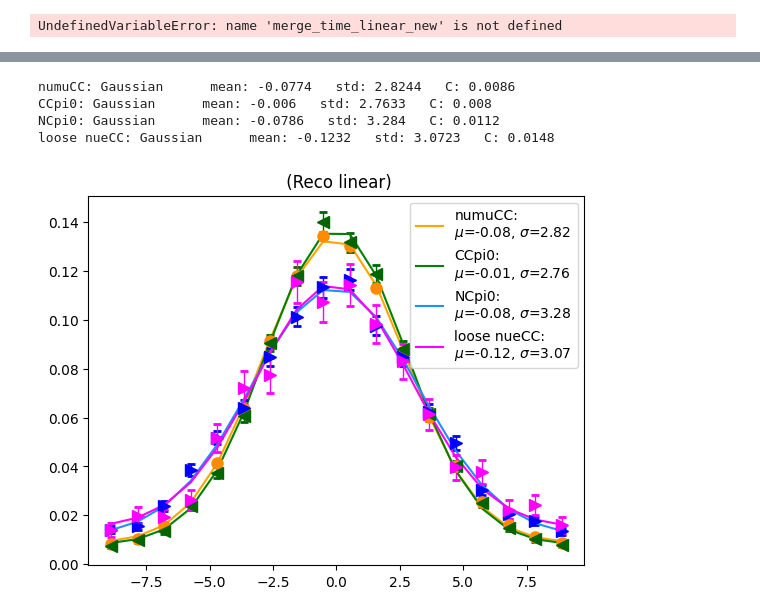
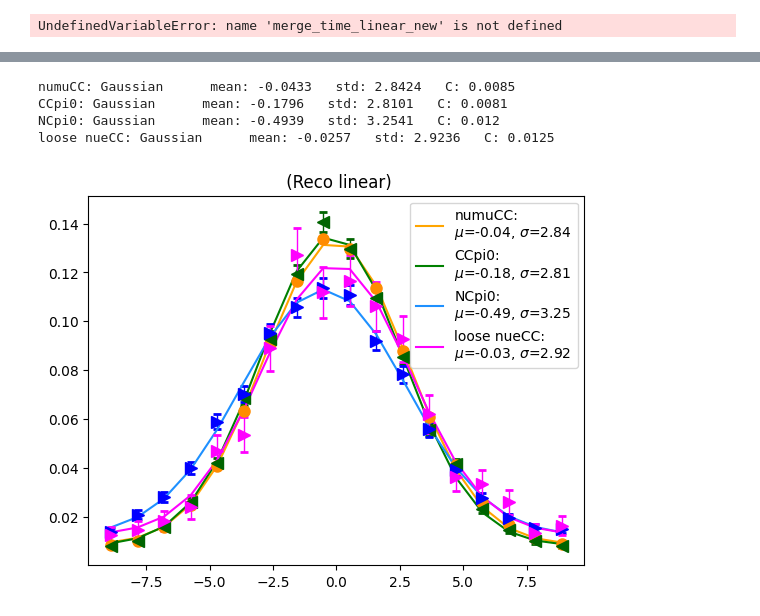
Before and after one commit to yottabyte9/uBoone, a Jupyter notebook: ns_runs_1-3.ipynb, the cells around one changed output, grey strips where cells are left out. Drawn from its saved outputs; the diff is of its cells as text; code cells hidden in the pictures.

```diff
--- a/ns_runs_1-3.ipynb
+++ b/ns_runs_1-3.ipynb
@@ -1437,0 +1349,26 @@ print("Shift CCpi0:", shift_ccpi0
+# %%
+df_bnb_all["evtTimeNS_shifted"] = df_bnb_all["evtTimeNS"]
+df_bnb_all["merge_time_new"] = df_bnb_all["merge_time"]
+
+mask_all = (
+    (df_bnb_all["merge_time"] > -9.42) & (df_bnb_all["merge_time"] < 9.42) &
+    (df_bnb_all.eval(CCpi0_query) | df_bnb_all.eval(NCpi0_bdt_query) | df_bnb_all.eval("nue_score > 4"))
+)
+
+mask_showerMomentum = (
+    (df_bnb_all["merge_time"] > -9.42) & (df_bnb_all["merge_time"] < 9.42) &
+    (df_bnb_all.eval(CCpi0_query) | df_bnb_all.eval(NCpi0_bdt_query) | df_bnb_all.eval("nue_score > 4")) &
+    (df_bnb_all.eval("reco_showerMomentum>70 and reco_Emuon>200"))
+)
+
+only_in_all = mask_all & (~mask_showerMomentum)
+only_in_eproton = mask_showerMomentum & (~mask_all)
+
+print("Events in mask_all:", mask_all.sum())
+print("Events in mask_eproton:", mask_showerMomentum.sum())
+print("Events in mask_all but not in mask_eproton:", only_in_all.sum())
+print("Events in mask_eproton but not in mask_all:", only_in_eproton.sum())
+
+df_bnb_all.loc[mask_showerMomentum, "evtTimeNS_shifted"] += 0.006 * df_bnb_all.loc[mask_showerMomentum, "reco_nuvtxX"]
+
+merge_time_shifted(df_bnb_all)
@@ -1466,7 +1454,7 @@ x3 = get_bin_centers(xbins)
 popt3, pcov3 = curve_fit(gaus, x3, y3 / norm3)
 print("NCpi0: Gaussian      mean:", round(popt3[1], 4), "  std:", round(popt3[2], 4), "  C:", round(popt3[3], 4))
 
-data_nueCC = df.query(time_query).query("nue_score>2")[time_col].to_numpy()
+data_nueCC = df.query(time_query).query("nue_score>4")[time_col].to_numpy()
 norm4 = len(data_nueCC)
 y4, xbins = np.histogram(data_nueCC, bins=nbins, range=(-9.42, 9.42))
 x4 = get_bin_centers(xbins)
@@ -1478,36 +1466,36 @@ if(label == "df_bnb_new_data"):
 elif(label == "df_bnb_new_mc"):
     label = "BNB MC: "
 
 if(time_col == "merge_time_linear_sps"):
     label = label + " (spacepoints)"
 else:
     label = label + " (Reco linear)"
 
 plt.figure()
 plt.title(label)
 plt.errorbar(x1, y / norm1, yerr=np.sqrt(y) / norm1, ms=8, lw=1, fmt='o', ecolor='darkorange', color='darkorange', capsize=3, capthick=2)
 plt.plot(x1, gaus(x1, *popt), color='orange', label='numuCC:' + '\n' + f"$\mu$={round(popt[1],2)}, $\\sigma$={round(abs(popt[2]),2)}")
 
 plt.errorbar(x2, y2 / norm2, yerr=np.sqrt(y2) / norm2, ms=8, lw=1, fmt='<', ecolor='darkgreen', color='darkgreen', capsize=3, capthick=2)
 plt.plot(x2, gaus(x2, *popt2), color='green', label='CCpi0:' + '\n' + f"$\mu$={round(popt2[1],2)}, $\\sigma$={round(abs(popt2[2]),2)}")
 
 plt.errorbar(x3, y3 / norm3, yerr=np.sqrt(y3) / norm3, ms=8, lw=1, fmt='>', ecolor='blue', color='blue', capsize=3, capthick=2)
 plt.plot(x3, gaus(x3, *popt3), color='dodgerblue', label='NCpi0:' + '\n' + f"$\mu$={round(popt3[1],2)}, $\\sigma$={round(abs(popt3[2]),2)}")
 
 
 plt.errorbar(x4,y4/norm4,yerr=np.sqrt(y4)/norm4,ms=8, lw=1,fmt='>',ecolor = 'magenta',color='magenta', capsize=3, capthick=2)
 plt.plot(x4,gaus(x4,*popt4),color='magenta',label='loose nueCC:'+'\n'+f"$\mu$={round(popt4[1],2)}, $\\sigma$={round(abs(popt4[2]),2)}")
 
 '''shift_text = f"Shifts:\nCCpi0 = {shift_ccpi0}\nNCpi0 = {shift_ncpi0}\nNue = {shift_nue}"
 plt.gcf().text(1.1, 0.2, shift_text, fontsize=12, va='center', ha='right', bbox=dict(facecolor='white', alpha=0.7, edgecolor='gray'))
 '''
 
 plt.legend()
 plt.show()
 # %% [output]
-numuCC: Gaussian      mean: -0.0774   std: 2.8244   C: 0.0086
-CCpi0: Gaussian      mean: -0.006   std: 2.7633   C: 0.008
-NCpi0: Gaussian      mean: -0.0786   std: 3.284   C: 0.0112
-loose nueCC: Gaussian      mean: -0.1232   std: 3.0723   C: 0.0148
+numuCC: Gaussian      mean: -0.0433   std: 2.8424   C: 0.0085
+CCpi0: Gaussian      mean: -0.1796   std: 2.8101   C: 0.0081
+NCpi0: Gaussian      mean: -0.4939   std: 3.2541   C: 0.012
+loose nueCC: Gaussian      mean: -0.0257   std: 2.9236   C: 0.0125
-[figure, old version]
+[figure, new version]
 # %%
```
Also changed, not shown: parts of 30 cells of this notebook.
